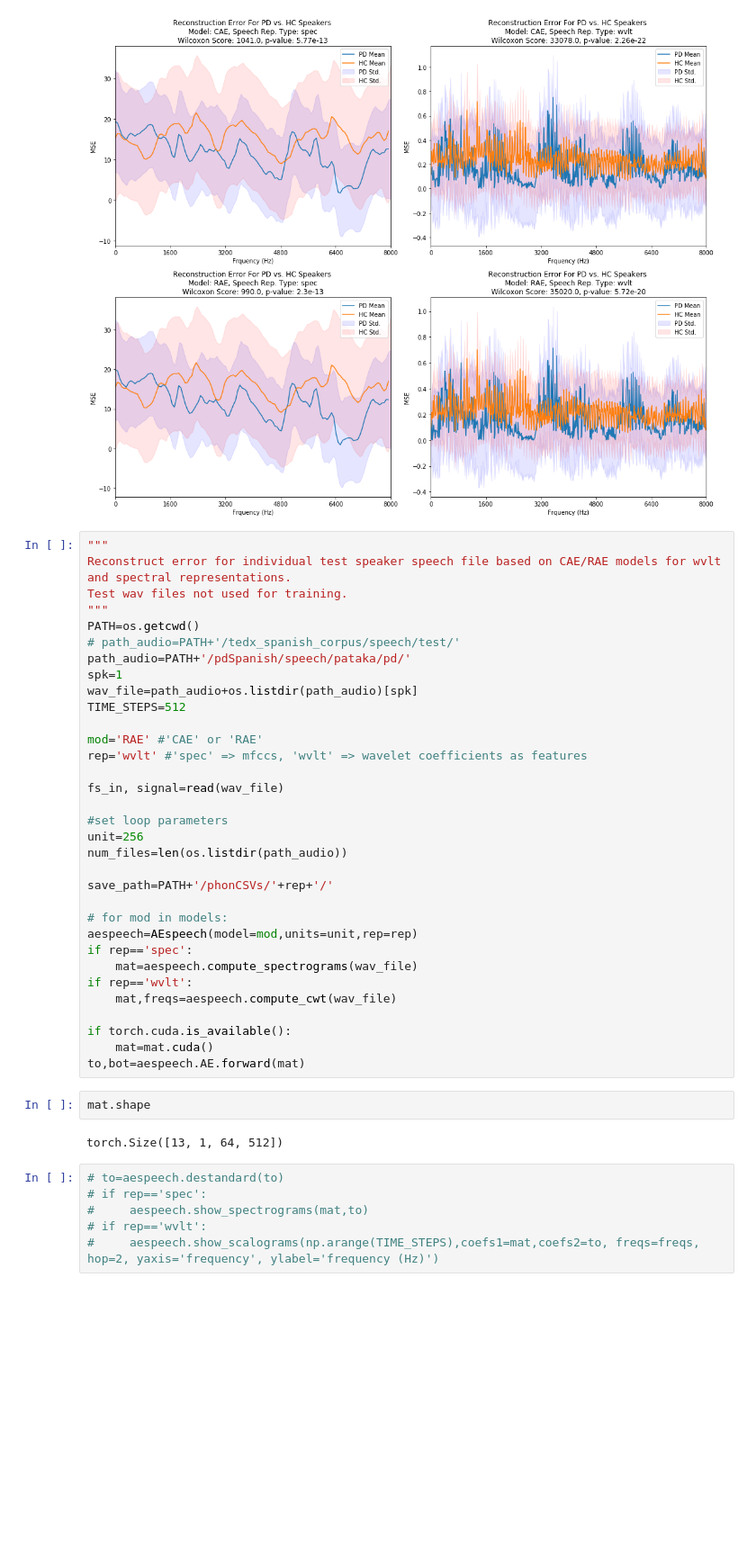
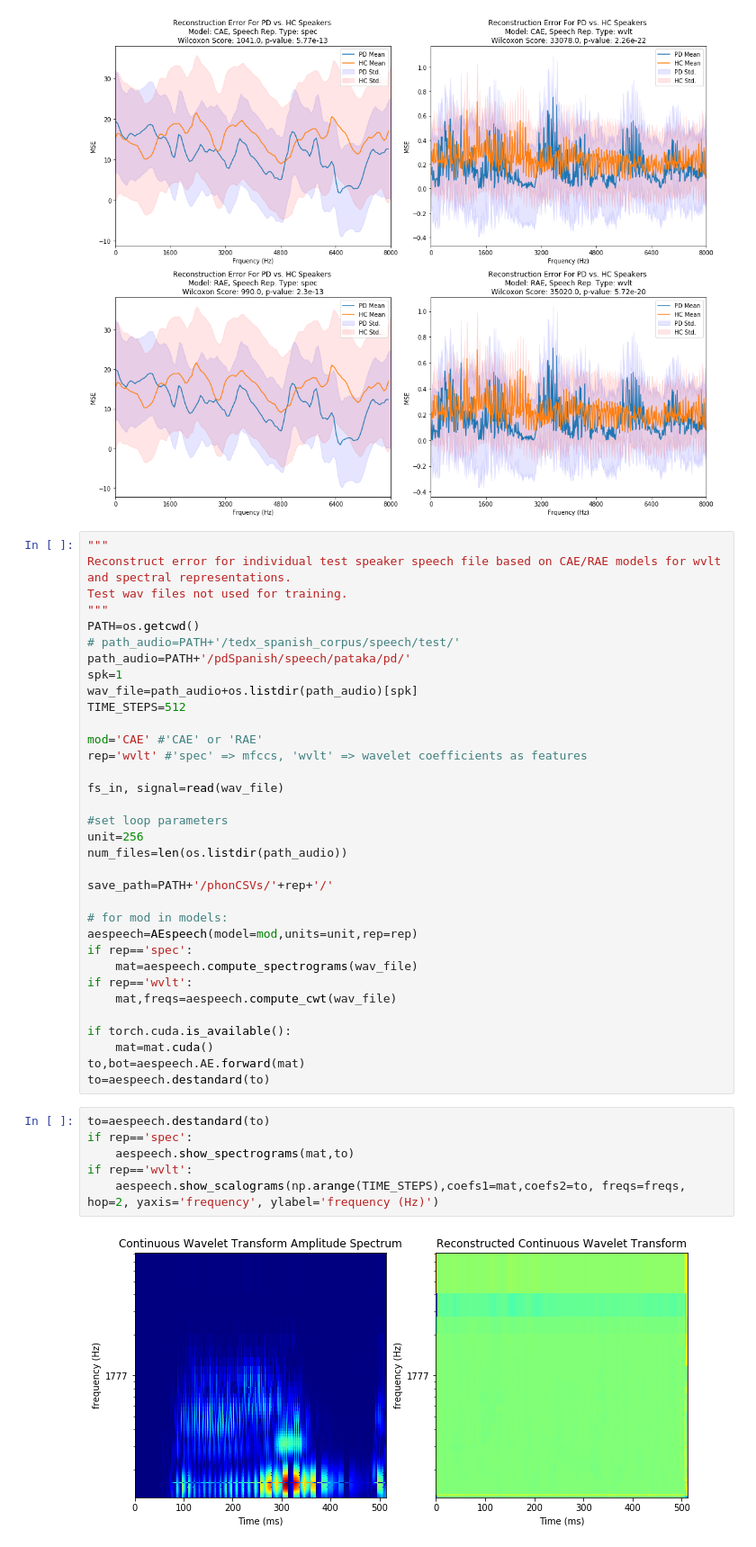
Before and after one commit to gjm311/aeternaSpeech, a Jupyter notebook: code/speechRepAnalysis/view_recon.ipynb, the cells around one changed output. Shown at 90% size. Drawn from its saved outputs; the diff is of its cells as text; blank space fills up the shorter version.

```diff
--- a/code/speechRepAnalysis/view_recon.ipynb
+++ b/code/speechRepAnalysis/view_recon.ipynb
@@ -113,7 +113,7 @@ spk=1
 wav_file=path_audio+os.listdir(path_audio)[spk]
 TIME_STEPS=512
 
-mod='RAE' #'CAE' or 'RAE'
+mod='CAE' #'CAE' or 'RAE'
 rep='wvlt' #'spec' => mfccs, 'wvlt' => wavelet coefficients as features
 
 fs_in, signal=read(wav_file)
@@ -134,13 +134,12 @@ if rep=='wvlt':
 if torch.cuda.is_available():
     mat=mat.cuda()
 to,bot=aespeech.AE.forward(mat)
+to=aespeech.destandard(to)
-# %%
-mat.shape
-# %% [output]
-torch.Size([13, 1, 64, 512])
 # %%
-# to=aespeech.destandard(to)
-# if rep=='spec':
-#     aespeech.show_spectrograms(mat,to)
-# if rep=='wvlt':
-#     aespeech.show_scalograms(np.arange(TIME_STEPS),coefs1=mat,coefs2=to, freqs=freqs, hop=2, yaxis='frequency', ylabel='frequency (Hz)')
+to=aespeech.destandard(to)
+if rep=='spec':
+    aespeech.show_spectrograms(mat,to)
+if rep=='wvlt':
+    aespeech.show_scalograms(np.arange(TIME_STEPS),coefs1=mat,coefs2=to, freqs=freqs, hop=2, yaxis='frequency', ylabel='frequency (Hz)')
+# %% [output]
+[figure, added]
```
Also changed, not shown: parts of 2 cells of this notebook, 5 other files.
